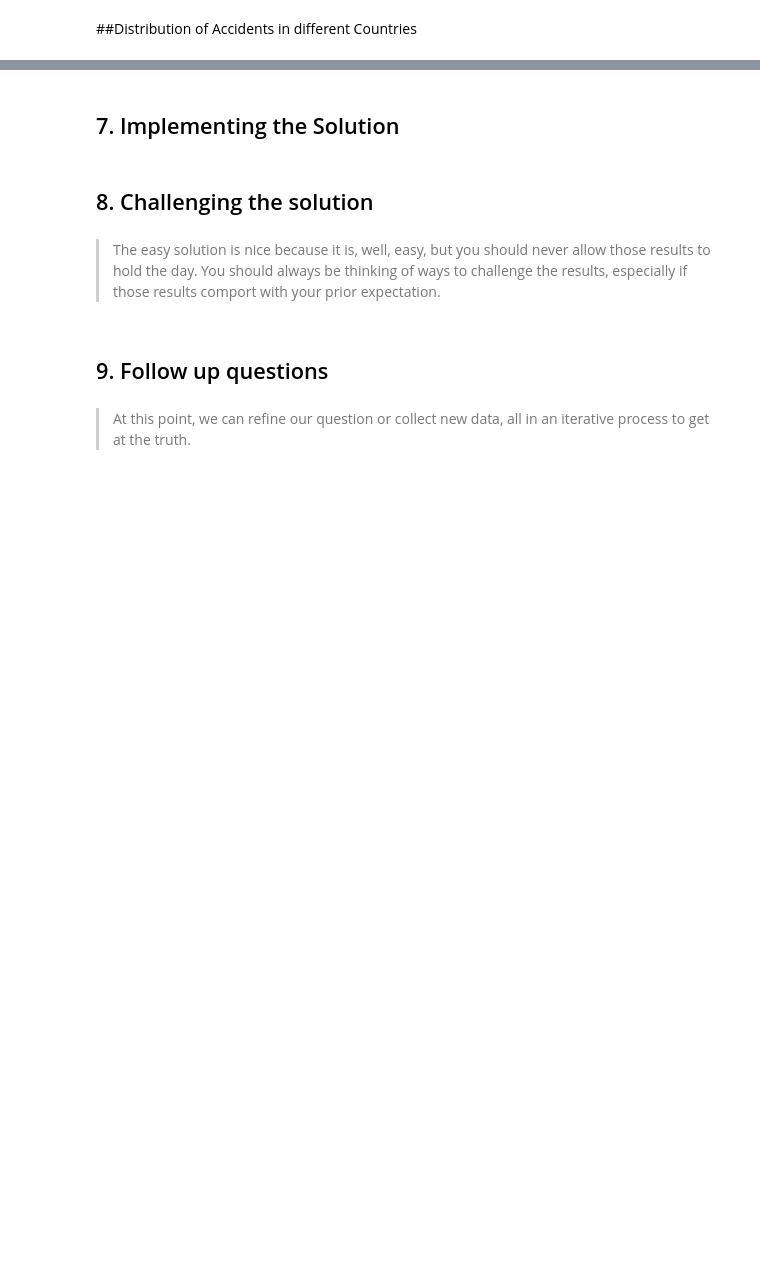
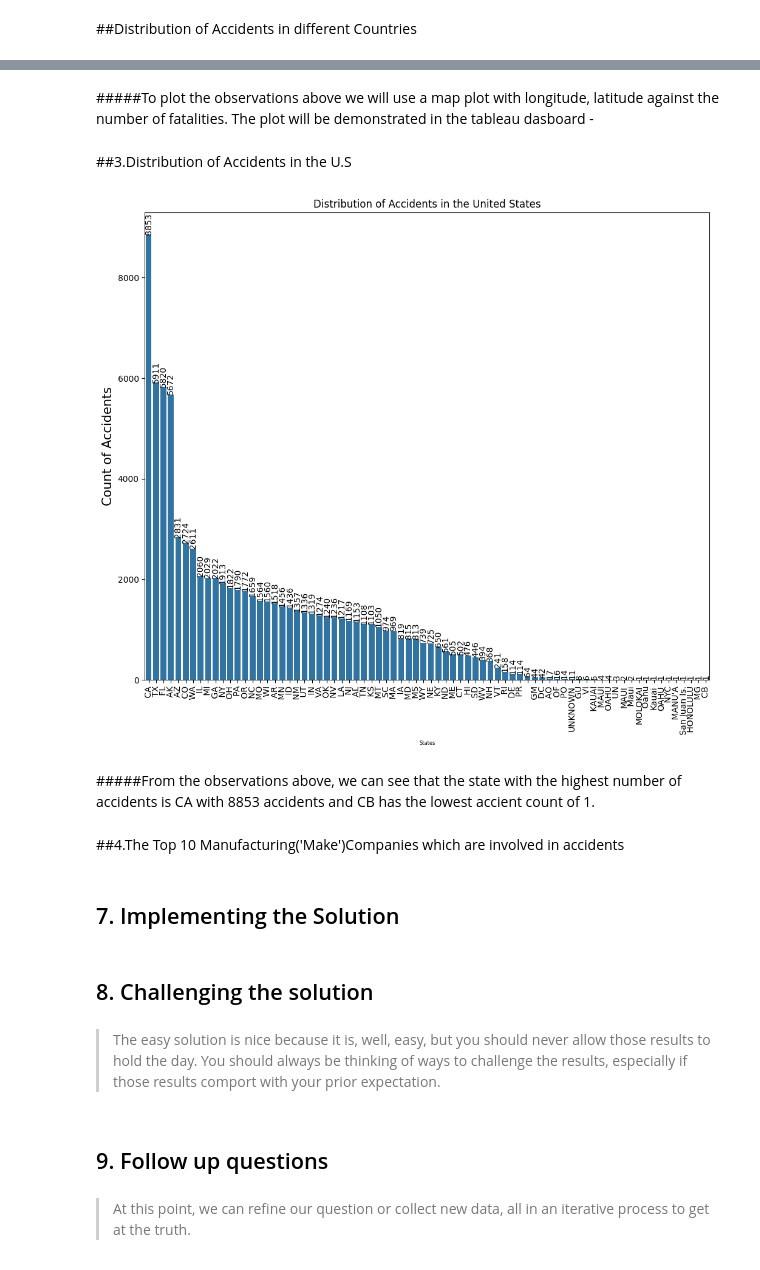
Before and after one commit to Sharon-Mukami/Phase_1-DataAnalysis-Project, a Jupyter notebook: Phase_1_project.ipynb, the cells around one changed output, grey strips where cells are left out. Cells and saved outputs as stored; diff of their text form; code cells hidden in the pictures; blank space fills up the shorter version.

Commit message:
ii)Data exploration,visualization

```diff
--- a/Phase_1_project.ipynb
+++ b/Phase_1_project.ipynb
@@ -250,0 +246,4 @@ aviation_data4.head()
+# %%
+aviation_data3['Total.Serious.Injuries']=pd.to_numeric(aviation_data3['Total.Serious.Injuries'])
+# %%
+aviation_data3['Total.Uninjured']=pd.to_numeric(aviation_data3['Total.Uninjured'])
@@ -250,0 +270,5 @@ aviation_data4.head()
+# %%
+numeric_columns = aviation_data3.select_dtypes(include=['float64']).columns
+aviation_data3[numeric_columns] = aviation_data3[numeric_columns].fillna(0)
+aviation_data4 = aviation_data3.fillna("UNKNOWN")
+aviation_data4.head()
@@ -351,0 +388,6 @@ ax.set_title('Distribution of Accidents in different Countries');
+# %%
+minor_injuries=aviation_data4['Total.Minor.Injuries']
+serious_injuries=aviation_data4['Total.Serious.Injuries']
+total_injuries=minor_injuries+serious_injuries
+total_fatalities=aviation_data4['Total.Fatal.Injuries']
+aviation_data4['Total_Fatalities/Injuries']=total_injuries+total_fatalities
@@ -352,3 +404,25 @@ ax.set_title('Distribution of Accidents in different Countries');
+# %% [markdown]
+#####To plot the observations above we will use a map plot with longitude, latitude against the number of fatalities. The plot will be demonstrated in the tableau dasboard -
+# %% [markdown]
+##3.Distribution of Accidents in the U.S
+# %%
+plt.figure(figsize=(12,10))
+aviation_US = aviation_data4[aviation_data4['Country'] == 'United States']
+sns.countplot(x='State', data=aviation_US, order = aviation_US['State'].value_counts().index)
+plt.xticks(rotation=90)
+plt.xlabel("States", size=6)
+plt.ylabel("Count of Accidents", size=15)
+plt.title("Distribution of Accidents in the United States")
+y=aviation_US['State'].value_counts()
+for i, v in enumerate(y):
+    plt.text(i,v,str(v), horizontalalignment='center', verticalalignment='bottom', fontsize=10, rotation=90)
+plt.show();
+# %% [output]
+[figure, added]
+# %% [markdown]
+#####From the observations above, we can see that the state with the highest number of accidents is CA with 8853 accidents and CB has the lowest accient count of 1.
+# %% [markdown]
+##4.The Top 10 Manufacturing('Make')Companies which are involved in accidents
 # %% [markdown]
 ## 7. Implementing the Solution
 # %%
```
Also changed, not shown: parts of 17 cells of this notebook.
